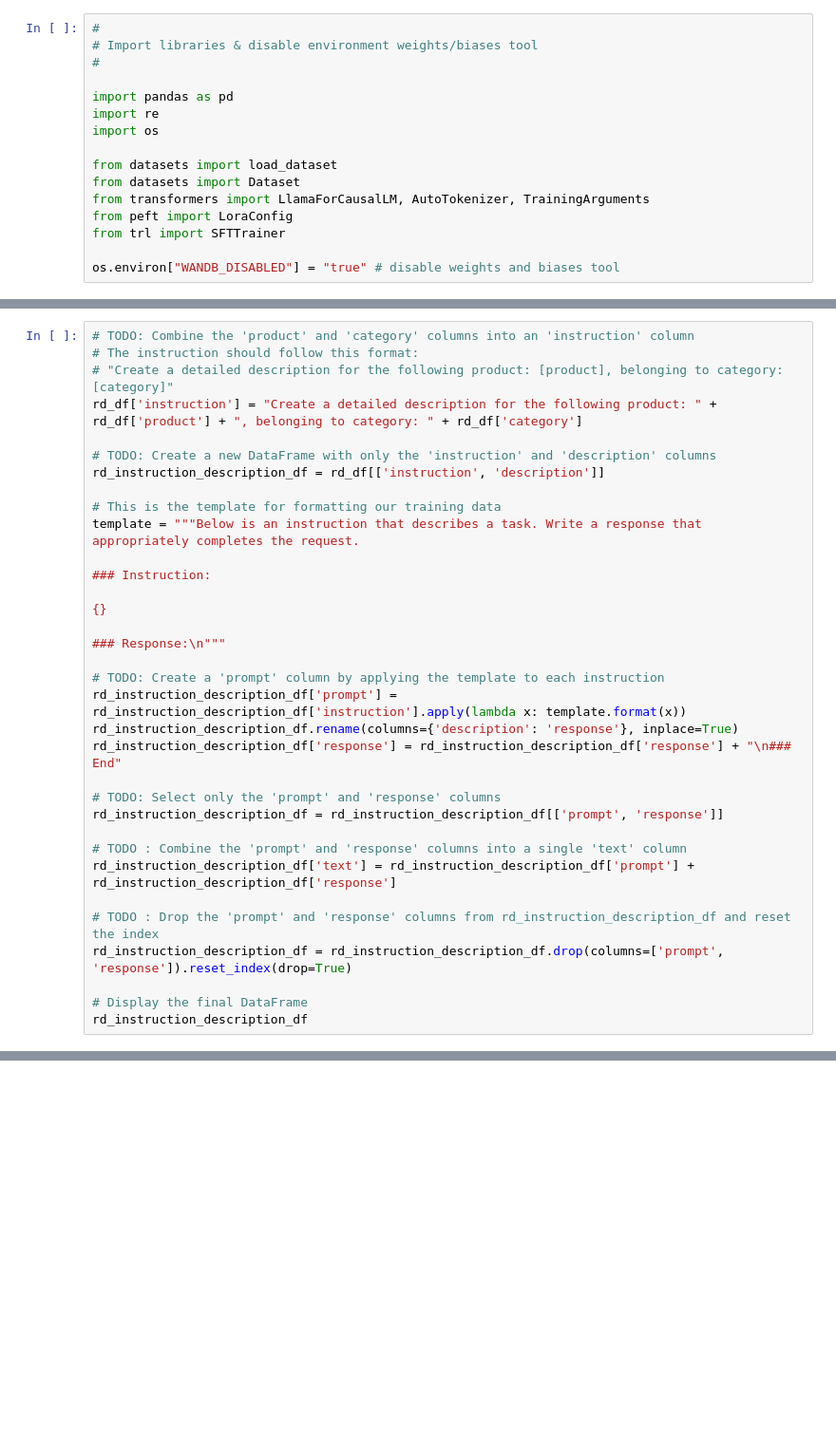
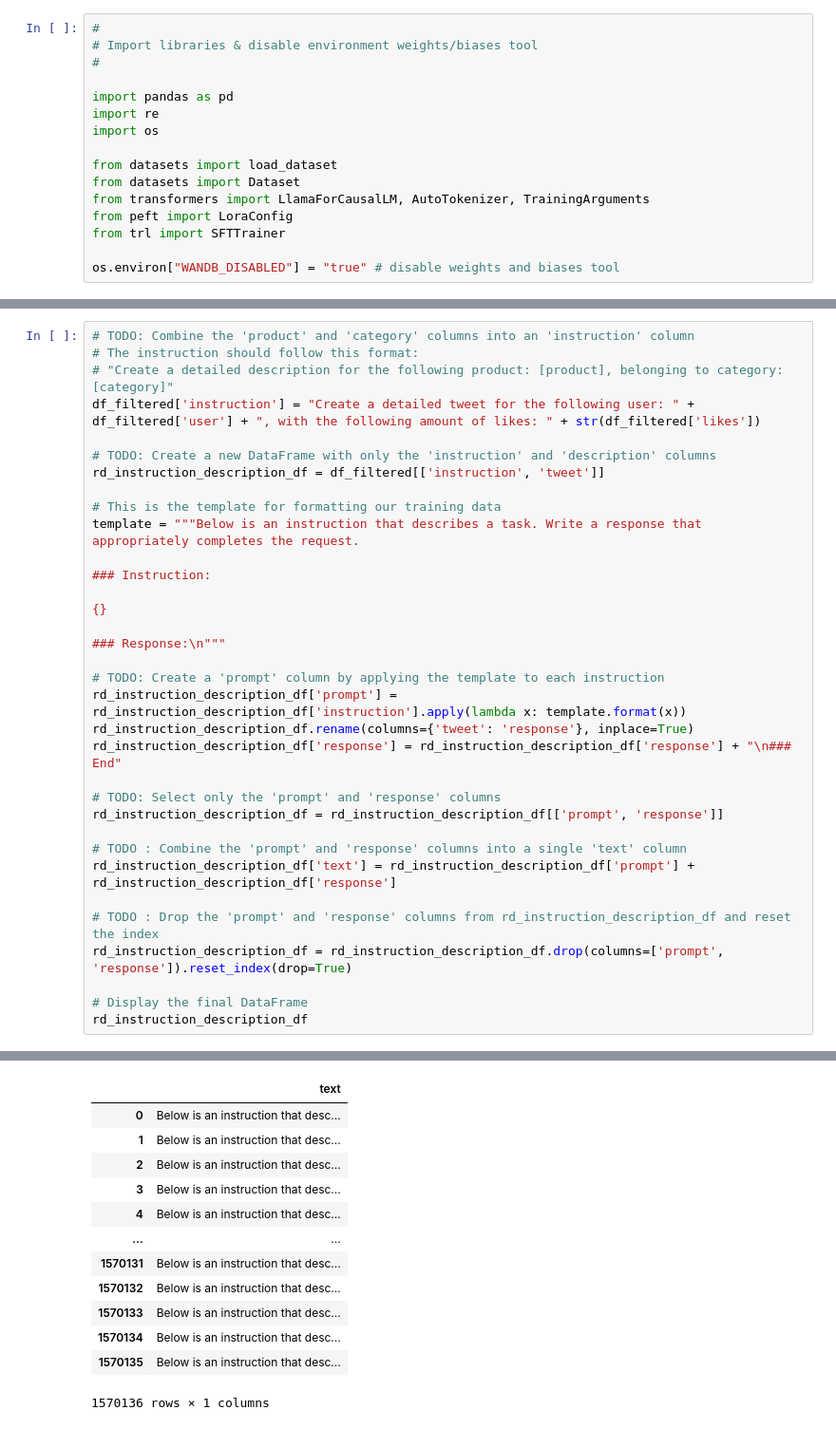
Before and after one commit to TageZ/mean-tweet-generator, a Jupyter notebook: generator.ipynb, the cells around one changed output, grey strips where cells are left out. Shown at 95% size. Saved outputs shown, nothing was run; the diff lists cells and outputs as text; blank space fills up the shorter version.

```diff
--- a/generator.ipynb
+++ b/generator.ipynb
@@ -125,10 +187,10 @@ mean_tweets
 # TODO: Combine the 'product' and 'category' columns into an 'instruction' column
 # The instruction should follow this format:
 # "Create a detailed description for the following product: [product], belonging to category: [category]"
-rd_df['instruction'] = "Create a detailed description for the following product: " + rd_df['product'] + ", belonging to category: " + rd_df['category']
+df_filtered['instruction'] = "Create a detailed tweet for the following user: " + df_filtered['user'] + ", with the following amount of likes: " + str(df_filtered['likes'])
 
 # TODO: Create a new DataFrame with only the 'instruction' and 'description' columns
-rd_instruction_description_df = rd_df[['instruction', 'description']]
+rd_instruction_description_df = df_filtered[['instruction', 'tweet']]
 
 # This is the template for formatting our training data
 template = """Below is an instruction that describes a task. Write a response that appropriately completes the request.
@@ -141,7 +203,7 @@ template = """Below is an instruction that describes a task. Write a response th
 
 # TODO: Create a 'prompt' column by applying the template to each instruction
 rd_instruction_description_df['prompt'] = rd_instruction_description_df['instruction'].apply(lambda x: template.format(x))
-rd_instruction_description_df.rename(columns={'description': 'response'}, inplace=True)
+rd_instruction_description_df.rename(columns={'tweet': 'response'}, inplace=True)
 rd_instruction_description_df['response'] = rd_instruction_description_df['response'] + "\n### End"
 
 # TODO: Select only the 'prompt' and 'response' columns
@@ -159,0 +240,13 @@ NameError: name 'rd_df' is not defined
+|  | text |
+| 0 | Below is an instruction that desc... |
+| 1 | Below is an instruction that desc... |
+| 2 | Below is an instruction that desc... |
+| 3 | Below is an instruction that desc... |
+| 4 | Below is an instruction that desc... |
+| ... | ... |
+| 1570131 | Below is an instruction that desc... |
+| 1570132 | Below is an instruction that desc... |
+| 1570133 | Below is an instruction that desc... |
+| 1570134 | Below is an instruction that desc... |
+| 1570135 | Below is an instruction that desc... |
+1570136 rows × 1 columns
```
Also changed, not shown: parts of 11 cells of this notebook, 4 other files.
